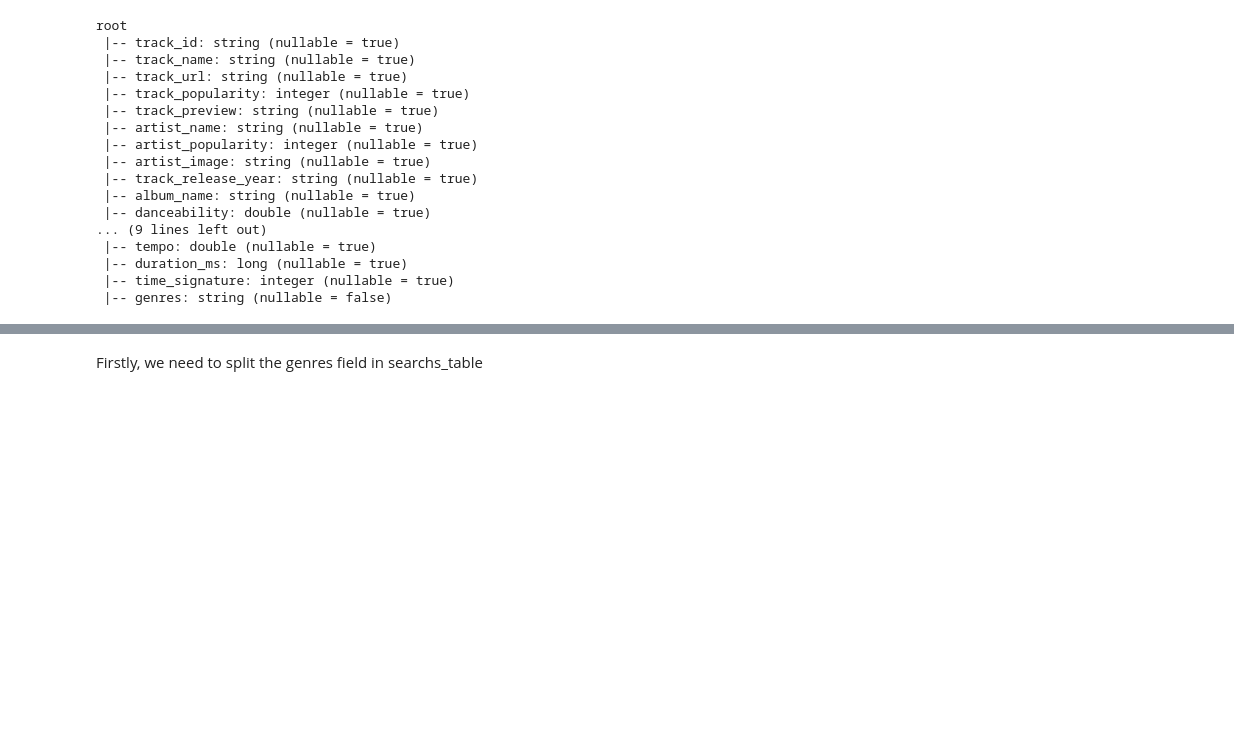
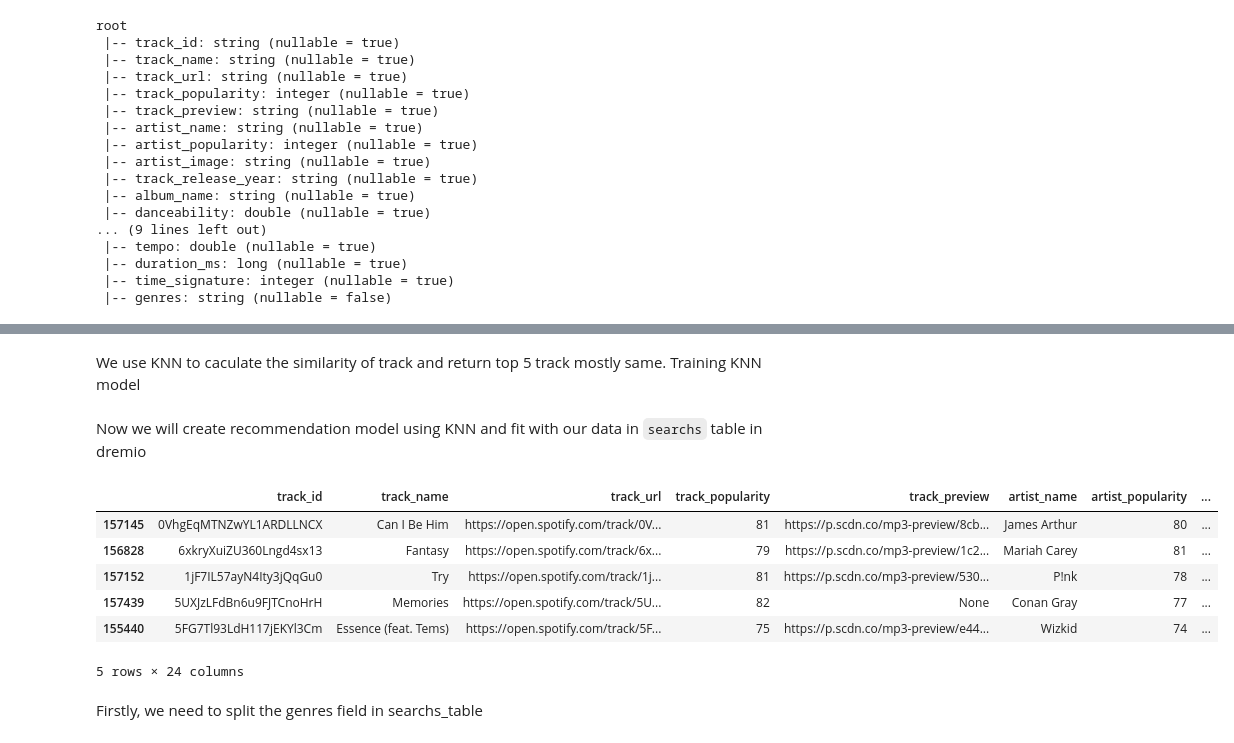
Before and after one commit to PhongHuynh0394/Spotify-Analysis-with-PySpark, a Jupyter notebook: workspace/EDA.ipynb, the cells around one changed output, grey strips where cells are left out. Cells and saved outputs as stored; diff of their text form; code cells hidden in the pictures; blank space fills up the shorter version.

Commit message:
updated model and added to UI, updated readme

```diff
--- a/workspace/EDA.ipynb
+++ b/workspace/EDA.ipynb
@@ -1261,3 +1298,54 @@ only showing top 5 rows
+# %%
+host = os.getenv("DREMIO_HOST")
+port = os.getenv("DREMIO_PORT")
+uid = os.getenv("DREMIO_USER")
+pwd = os.getenv("DREMIO_PASSWORD")
+client = DremioClient(host, port, uid, pwd)
+client.connect()
+options = client.authenticate()
+# %% [markdown]
+We use KNN to caculate the similarity of track and return top 5 track mostly same. Training KNN model
+# %%
+class SongRecommendationSystem:
+    def __init__(self, client, options):
+        self.client = client
+        self.options = options
+        self.knn_model = NearestNeighbors(metric='cosine')
+
+    def fit(self, table_name):
+        matrix_table = self._get_table(table_name).values
+        self.knn_model.fit(matrix_table)
+
+    def _get_table(self, table_name):
+        sql = f"select * from {table_name}"
+        return self.client.query(sql, self.options)
+
+    def recommend_songs(self, track_name: str, table_name='home.searchs', num_recommendations=5):
+        song_library = self._get_table(table_name).reset_index(drop=True)
+
+        if track_name not in song_library['track_name'].values:
+            print(f'Track "{track_name}" not found in the dataset.')
+            return None
+
+        features_matrix = self._get_table('home.model')
+        track_index = song_library.index[song_library['track_name'] == track_name].tolist()[0]
+        _, indices = self.knn_model.kneighbors([features_matrix.iloc[track_index]], n_neighbors=num_recommendations + 1)
+        return song_library.loc[indices[0][1:], :]
+# %% [markdown]
+Now we will create recommendation model using KNN and fit with our data in `searchs` table in dremio
+# %%
+rec_model = SongRecommendationSystem(client, options)
+rec_model.fit('home.model')
+# %%
+rec_model.recommend_songs('Something Just Like This', 'home.searchs')
+# %% [output]
+|  | track_id | track_name | track_url | track_popularity | track_preview | artist_name | artist_popularity | ... |
+| 157145 | 0VhgEqMTNZwYL1ARDLLNCX | Can I Be Him | https://open.spotify.com/track/0V... | 81 | https://p.scdn.co/mp3-preview/8cb... | James Arthur | 80 | ... |
+| 156828 | 6xkryXuiZU360Lngd4sx13 | Fantasy | https://open.spotify.com/track/6x... | 79 | https://p.scdn.co/mp3-preview/1c2... | Mariah Carey | 81 | ... |
+| 157152 | 1jF7IL57ayN4Ity3jQqGu0 | Try | https://open.spotify.com/track/1j... | 81 | https://p.scdn.co/mp3-preview/530... | P!nk | 78 | ... |
+| 157439 | 5UXJzLFdBn6u9FJTCnoHrH | Memories | https://open.spotify.com/track/5U... | 82 | None | Conan Gray | 77 | ... |
+| 155440 | 5FG7Tl93LdH117jEKYl3Cm | Essence (feat. Tems) | https://open.spotify.com/track/5F... | 75 | https://p.scdn.co/mp3-preview/e44... | Wizkid | 74 | ... |
+5 rows × 24 columns
 # %% [markdown]
 Firstly, we need to split the genres field in searchs_table
 # %%
```
Also changed, not shown: parts of 31 cells of this notebook, 15 other files.
